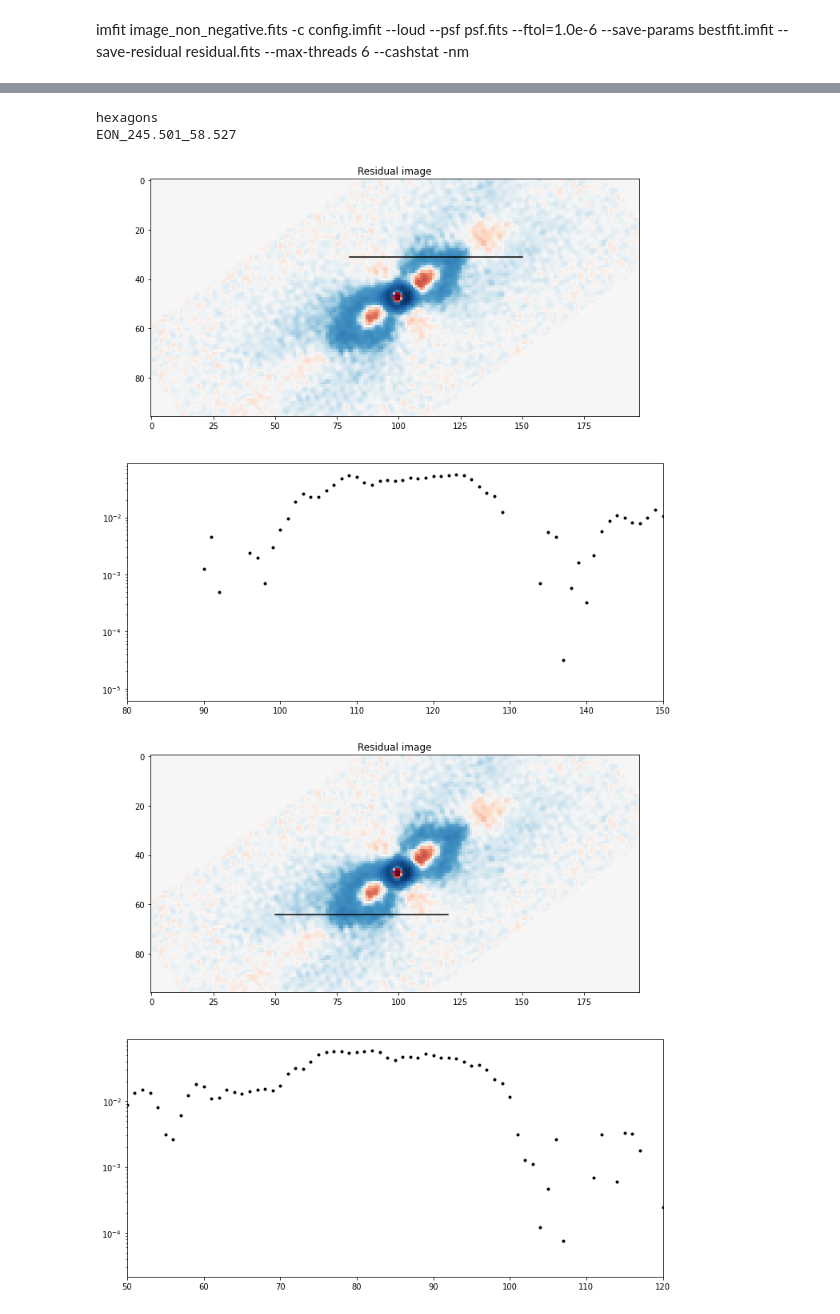
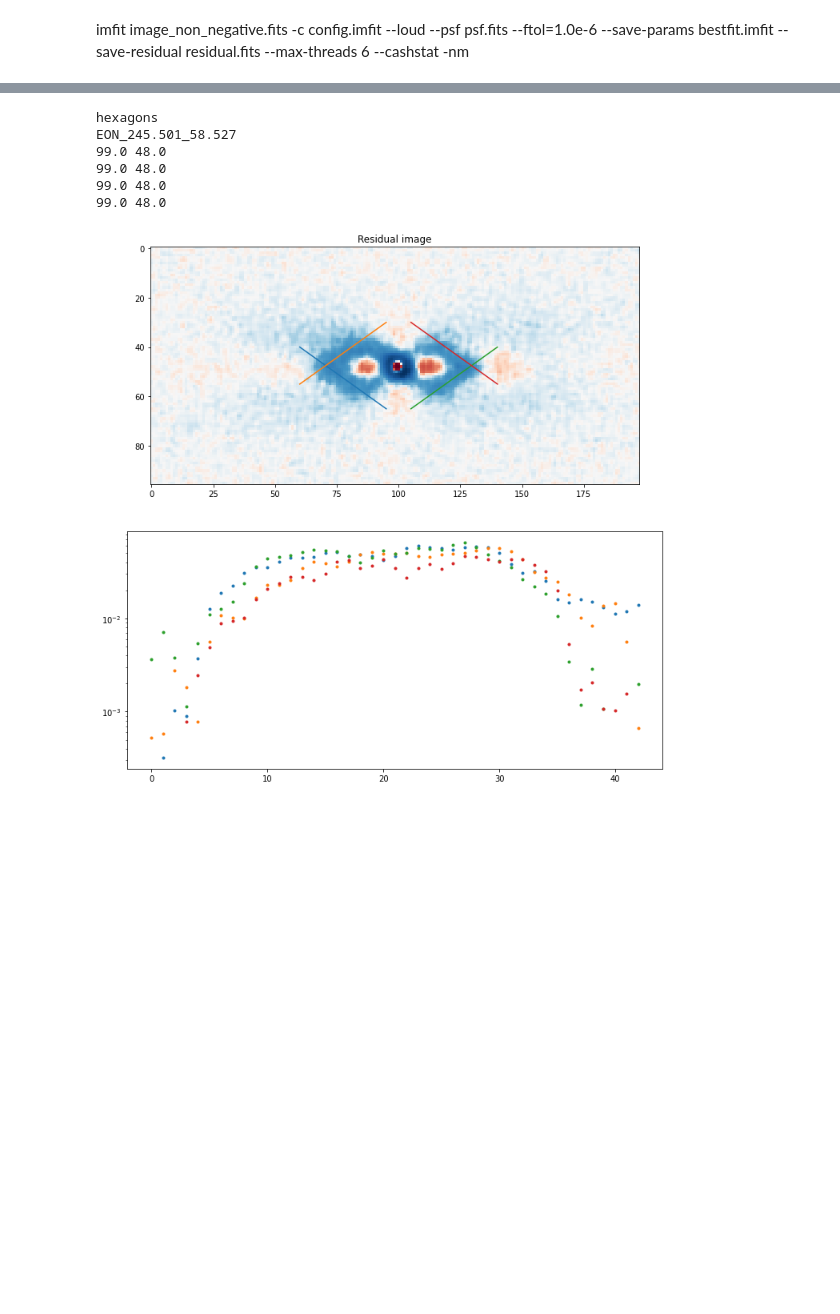
Before and after one commit to alekskryzh/X-galaxies, a Jupyter notebook: decomp_results/pictures plotter.ipynb, the cells around one changed output, grey strips where cells are left out. Drawn from its saved outputs; the diff is of its cells as text; code cells hidden in the pictures; blank space fills up the shorter version.

```diff
--- a/decomp_results/pictures plotter.ipynb
+++ b/decomp_results/pictures plotter.ipynb
@@ -286,12 +301,22 @@ for index in range(len(dirs)):
     print(i)
 
     path_resid_new = '../data/small_samp/{}/{}/residual2.fits'.format(set_name, i)
+    path_cuts = '../data/small_samp/{}/{}/cuts.png'.format(set_name, i)
 
     hdulist_resid_new  = pyfits.open(path_resid_new)
     data_resid_new = hdulist_resid_new[0].data
 
-    slice_rotate(data_resid_new, 28, 58, 40, 240)
-    slice_rotate(data_resid_new, -29, 58, 40, 240)
+    fig = plt.figure(figsize=[12,12])
+    plt.subplot(2, 1, 1)
+    plt.imshow(data_resid_new, norm=SymLogNorm(linthresh=0.03, vmin=-0.3, vmax=0.3), cmap=cm.RdBu)
+    plt.title('Residual image')
+
+    slice_rotate(data_resid_new, fig, 100, 174, 40, 76)
+    slice_rotate(data_resid_new, fig, 100, 174, 78, 38)
+
+    plt.subplot(2, 1, 2)
+    plt.yscale('log')
+    plt.savefig(path_cuts)
 # %% [output]
 iso_break
 732_72_0_line4676
@@ -300,29 +326,37 @@ iso_break
 # %%
 dirs = ['hexagons']
 names = ['EON_245.501_58.527']
 
 for index in range(len(dirs)):
     set_name = dirs[index]
     i = names[index]
     print(set_name)
     print(i)
 
     path_resid_new = '../data/small_samp/{}/{}/residual2.fits'.format(set_name, i)
-
-    y = 31
-    x1 = 80
-    x2 = 150
-    ang = 35
-
+    path_cuts = '../data/small_samp/{}/{}/cuts.png'.format(set_name, i)
     hdulist_resid_new  = pyfits.open(path_resid_new)
     data_resid_new = hdulist_resid_new[0].data
 
-    slice_rotate(data_resid_new, 35, 31, 80, 150)
-    slice_rotate(data_resid_new, 35, 64, 50, 120)
-    slice_rotate(data_resid_new, -35, 64, 80, 150)
-    slice_rotate(data_resid_new, -35, 31, 50, 120)
+    fig = plt.figure(figsize=[12,12])
+    plt.subplot(2, 1, 1)
+    plt.imshow(data_resid_new, norm=SymLogNorm(linthresh=0.03, vmin=-0.3, vmax=0.3), cmap=cm.RdBu)
+    plt.title('Residual image')
+
+    slice_rotate(data_resid_new, fig, 95, 60, 65, 40)
+    slice_rotate(data_resid_new, fig, 95, 60, 30, 55)
+
+    slice_rotate(data_resid_new, fig, 105, 140, 65, 40)
+    slice_rotate(data_resid_new, fig, 105, 140, 30, 55)
+
+    plt.subplot(2, 1, 2)
+    plt.yscale('log')
+    plt.savefig(path_cuts)
 # %% [output]
 hexagons
 EON_245.501_58.527
+99.0 48.0
+99.0 48.0
+99.0 48.0
+99.0 48.0
-[figure, old version]
+[figure, new version]
-[figure, removed]
```
Also changed, not shown: parts of 4 cells of this notebook.
